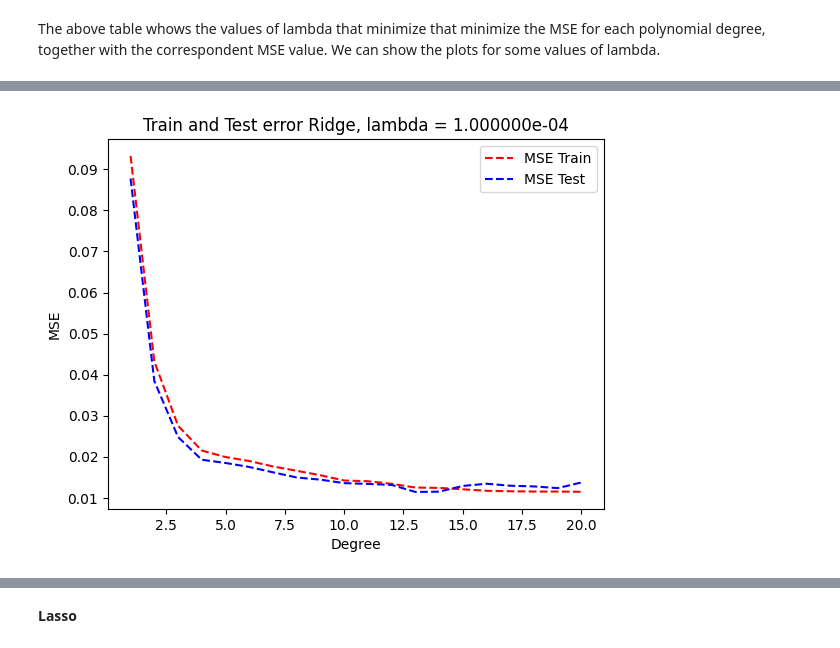
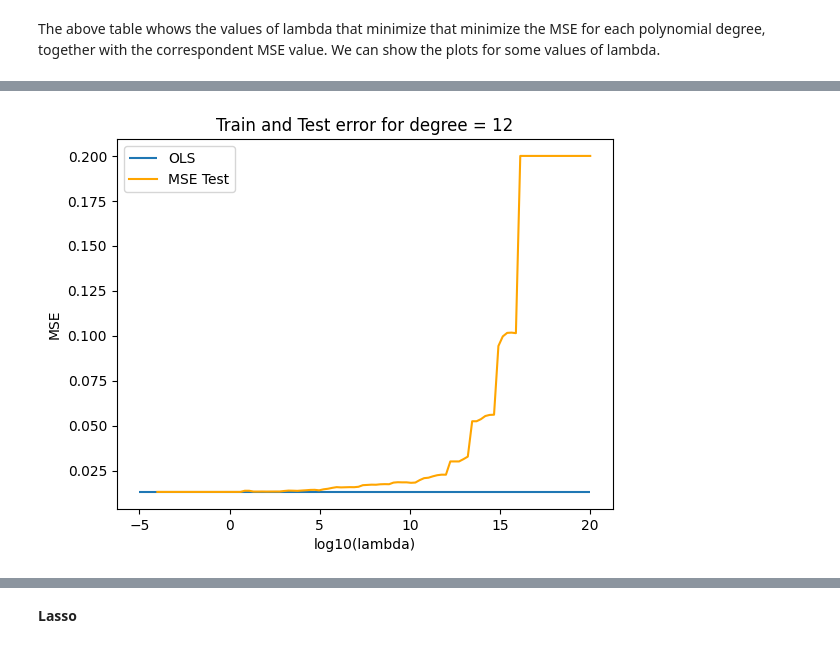
Before and after one commit to alessiasanfelici/FYS-STK4155, a Jupyter notebook: Project bozza/Exercise g.ipynb, the cells around one changed output, grey strips where cells are left out. Drawn from its saved outputs; the diff is of its cells as text; code cells hidden in the pictures.

Commit message:
Better graphs

```diff
--- a/Project bozza/Exercise g.ipynb
+++ b/Project bozza/Exercise g.ipynb
@@ -229,13 +255,14 @@ The above table whows the values of lambda that minimize that minimize the MSE f
 # %%
-# Plot for lambda = 1.000000e-04
+degree = 12
+
 plt.figure()
-plt.plot(range(1, maxdegree+1), MSE_train[0], 'r--', label = 'MSE Train')
-plt.plot(range(1, maxdegree+1), MSE_test[0], 'b--', label = 'MSE Test')
-plt.xlabel('Degree')
+plt.hlines(MSE_test_OLS[11], -5, 20, label = 'OLS')
+plt.plot(np.log10(lambdas), MSE_test[:, 11], 'orange', label = 'MSE Test')
+plt.xlabel('log10(lambda)')
 plt.ylabel('MSE')
-plt.title('Train and Test error Ridge, lambda = 1.000000e-04')
+plt.title('Train and Test error for degree = 12')
 plt.legend()
-plt.savefig("Ridge lambda 1.png")
+plt.savefig("Train and Test error for degree = 12.png")
 plt.show()
 # %% [output]
-[figure, old version]
+[figure, new version]
```
Also changed, not shown: parts of 4 cells of this notebook, 2 other files.
